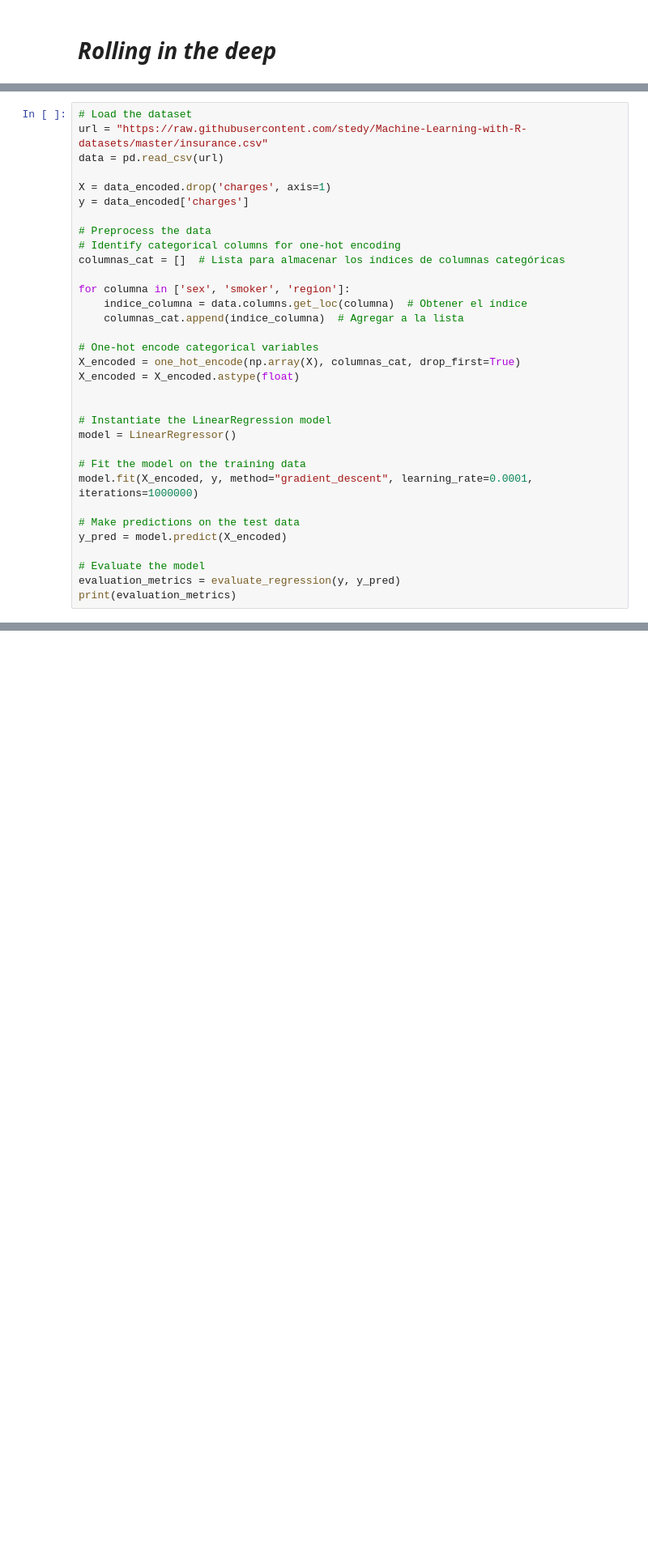
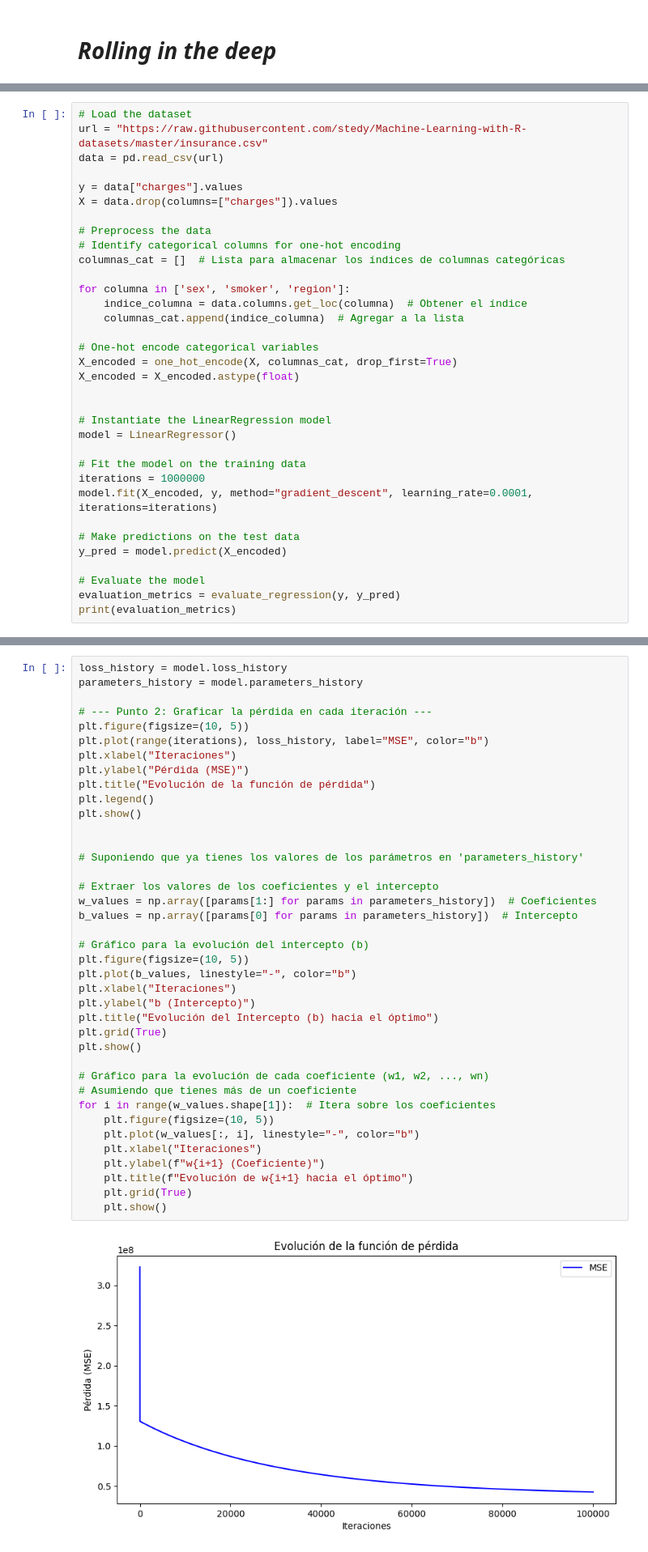
Before and after one commit to ICAI-IMAT-ML/p2-4-crishernandezp, a Jupyter notebook: notebook/Lab_2_4_LR2.ipynb, the cells around one changed output, grey strips where cells are left out. Shown at 81% size. Cells and saved outputs as stored; diff of their text form; blank space fills up the shorter version.

```diff
--- a/notebook/Lab_2_4_LR2.ipynb
+++ b/notebook/Lab_2_4_LR2.ipynb
@@ -434,8 +434,8 @@ Feel free to add as many cells as you may need from here onwards in order to ful
 url = "https://raw.githubusercontent.com/stedy/Machine-Learning-with-R-datasets/master/insurance.csv"
 data = pd.read_csv(url)
 
-X = data_encoded.drop('charges', axis=1)
-y = data_encoded['charges']
+y = data["charges"].values
+X = data.drop(columns=["charges"]).values
 
 # Preprocess the data
 # Identify categorical columns for one-hot encoding
@@ -446,7 +446,7 @@ for columna in ['sex', 'smoker', 'region']:
     columnas_cat.append(indice_columna)  # Agregar a la lista
 
 # One-hot encode categorical variables
-X_encoded = one_hot_encode(np.array(X), columnas_cat, drop_first=True)
+X_encoded = one_hot_encode(X, columnas_cat, drop_first=True)
 X_encoded = X_encoded.astype(float)
 
 
@@ -454,7 +454,8 @@ X_encoded = X_encoded.astype(float)
 model = LinearRegressor()
 
 # Fit the model on the training data
-model.fit(X_encoded, y, method="gradient_descent", learning_rate=0.0001, iterations=1000000)
+iterations = 1000000
+model.fit(X_encoded, y, method="gradient_descent", learning_rate=0.0001, iterations=iterations)
 
 # Make predictions on the test data
 y_pred = model.predict(X_encoded)
@@ -469,0 +469,41 @@ KeyboardInterrupt:
+# %%
+loss_history = model.loss_history
+parameters_history = model.parameters_history
+
+# --- Punto 2: Graficar la pérdida en cada iteración ---
+plt.figure(figsize=(10, 5))
+plt.plot(range(iterations), loss_history, label="MSE", color="b")
+plt.xlabel("Iteraciones")
+plt.ylabel("Pérdida (MSE)")
+plt.title("Evolución de la función de pérdida")
+plt.legend()
+plt.show()
+
+
+# Suponiendo que ya tienes los valores de los parámetros en 'parameters_history'
+
+# Extraer los valores de los coeficientes y el intercepto
+w_values = np.array([params[1:] for params in parameters_history])  # Coeficientes
+b_values = np.array([params[0] for params in parameters_history])  # Intercepto
+
+# Gráfico para la evolución del intercepto (b)
+plt.figure(figsize=(10, 5))
+plt.plot(b_values, linestyle="-", color="b")
+plt.xlabel("Iteraciones")
+plt.ylabel("b (Intercepto)")
+plt.title("Evolución del Intercepto (b) hacia el óptimo")
+plt.grid(True)
+plt.show()
+
+# Gráfico para la evolución de cada coeficiente (w1, w2, ..., wn)
+# Asumiendo que tienes más de un coeficiente
+for i in range(w_values.shape[1]):  # Itera sobre los coeficientes
+    plt.figure(figsize=(10, 5))
+    plt.plot(w_values[:, i], linestyle="-", color="b")
+    plt.xlabel("Iteraciones")
+    plt.ylabel(f"w{i+1} (Coeficiente)")
+    plt.title(f"Evolución de w{i+1} hacia el óptimo")
+    plt.grid(True)
+    plt.show()
+# %% [output]
+[figure, added]
```
Also changed, not shown: parts of 3 cells of this notebook, 1 other file.
